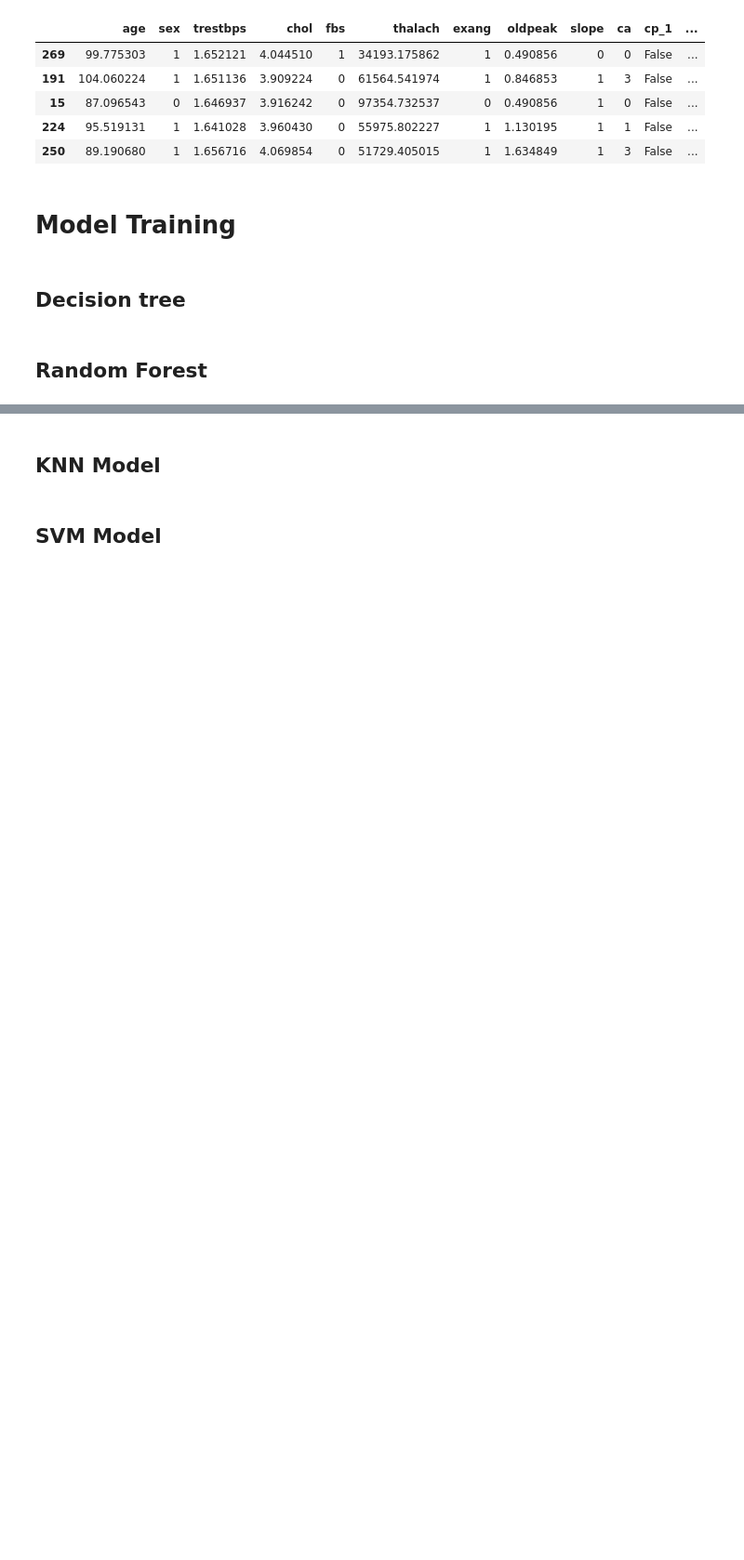
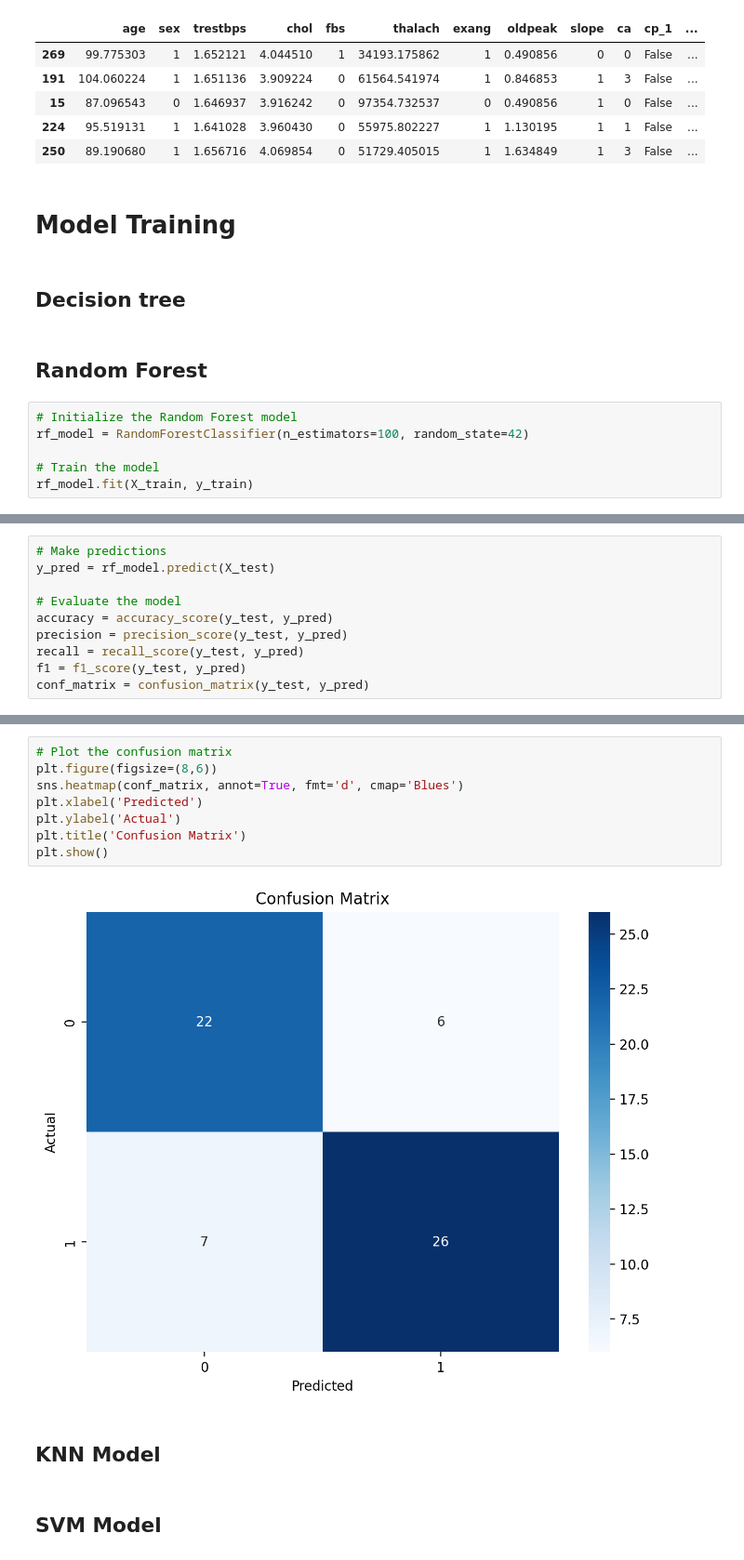
Before and after one commit to aaviix/HEART-DISEASES-PREDICTION-MACHINE-LEARNING-, a Jupyter notebook: heart-disease-prediction.ipynb, the cells around one changed output, grey strips where cells are left out. Shown at 93% size. Drawn from its saved outputs; the diff is of its cells as text; blank space fills up the shorter version.

Commit message:
model phase 1

```diff
--- a/heart-disease-prediction.ipynb
+++ b/heart-disease-prediction.ipynb
@@ -409,3 +409,9 @@ X_train.head()
 ## Decision tree
 # %% [markdown]
 ## Random Forest
+# %%
+# Initialize the Random Forest model
+rf_model = RandomForestClassifier(n_estimators=100, random_state=42)
+
+# Train the model
+rf_model.fit(X_train, y_train)
@@ -411,0 +420,10 @@ X_train.head()
+# %%
+# Make predictions
+y_pred = rf_model.predict(X_test)
+
+# Evaluate the model
+accuracy = accuracy_score(y_test, y_pred)
+precision = precision_score(y_test, y_pred)
+recall = recall_score(y_test, y_pred)
+f1 = f1_score(y_test, y_pred)
+conf_matrix = confusion_matrix(y_test, y_pred)
@@ -412,3 +459,13 @@ X_train.head()
+# %%
+# Plot the confusion matrix
+plt.figure(figsize=(8,6))
+sns.heatmap(conf_matrix, annot=True, fmt='d', cmap='Blues')
+plt.xlabel('Predicted')
+plt.ylabel('Actual')
+plt.title('Confusion Matrix')
+plt.show()
+# %% [output]
+[figure, added]
 # %% [markdown]
 ## KNN Model
 # %% [markdown]
```
Also changed, not shown: parts of 3 cells of this notebook.
